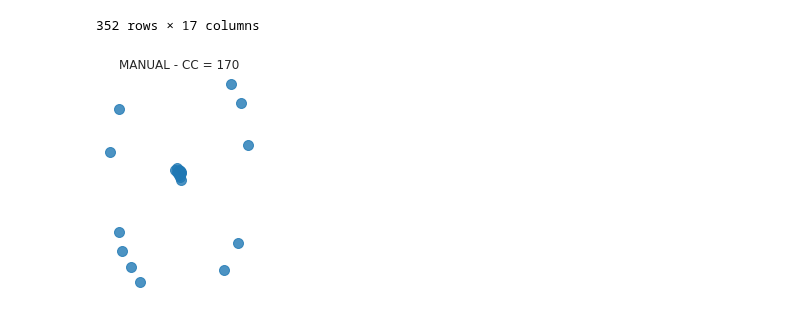
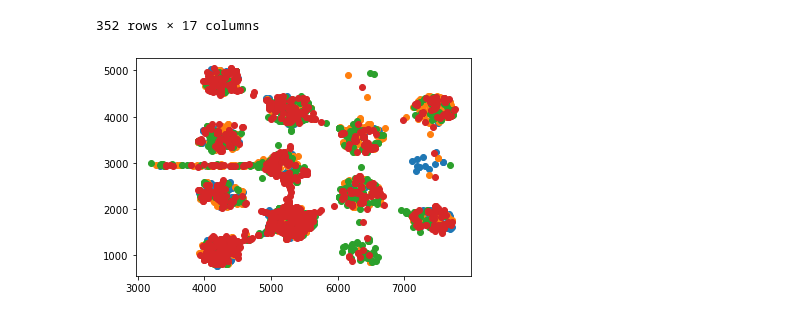
Before and after one commit to EnricoGavagnin/nest_topology_analysis, a Jupyter notebook: NTM_df_prop_calculator.ipynb, the cells around one changed output. Cells and saved outputs as stored; diff of their text form; code cells hidden in the pictures.

```diff
--- a/NTM_df_prop_calculator.ipynb
+++ b/NTM_df_prop_calculator.ipynb
@@ -32,7 +32,7 @@ def G_prop(G, start, time_win, max_gap, name):
             'start': fm.Time.ToDateTime(start),
             'time_win': time_win,
             'max_gap': max_gap,
-            'CC': len(Gcc),
+            'GC': GC.number_of_nodes(),
             'ants': G.number_of_nodes(),
             'partition': np.max(list(best_partition.values())) + 1,
             'MOD': community.modularity(best_partition, GC),
@@ -67,7 +67,7 @@ def compute_G(exp, start, end, min_cum_duration, frm_rate):
                                             reportFullTrajectories= False)[1]:
 
         # Focus on Nest zone (id=1)
-        if not(0 in i.Trajectories[1].Zones):
+        if (1 in i.Trajectories[1].Zones):
 
             # OPT1
             # WEIGHTS: cumulative interaction time
@@ -257,17 +209,55 @@ df
 | 351 | 56 | DENb | 2021-12-20 17:00:00 | 14400 | 1 | 172 | 4 | 0.255409 | 0.859241 | 0.007695 | 2 | ... |
 352 rows × 17 columns
 # %%
+# Zooning TEST
+myrm_file = myrm_list[-2]
 
-#%% PLOTTING network comparison
-# starting node position for spring layout
-sns.set(font_scale = 1)
-plt.figure()
-start_pos = nx.random_layout(G)
+min_cum_duration = 0
+frm_rate = 6
+max_gap = 10
 
-# manual
-pos = nx.spring_layout(G,  iterations=100, pos=start_pos)
-ax = plt.subplot(121)
-nx.draw(G, ax=ax, pos=pos, node_size=1*100, alpha=0.8)
-p = plt.title('MANUAL - CC = ' +str(len(G)))
+
+exp = fm.Experiment.Open(working_dir + myrm_file)
+start_date = (fm.Time.ToDateTime(fm.Query.GetDataInformations(exp).End) +
+             timedelta(days = -1)).strftime("%Y-%m-%d")
+
+# ======== 12H window ========
+
+# cumulative time window (s)
+time_win = 60 * 60 * 0.05
+
+for t in range(4):
+    start_g = fm.Time(datetime.fromisoformat(start_date + 'T09:00:00'))  #to do: double check time shift
+    start = start_g.Add(fm.Duration(t * time_win * 10**9))
+    end = start.Add(fm.Duration(time_win * 10**9))
+
+
+    N_ants = len(exp.Ants)
+
+    # Dictionary to convert timestamp of frame into corresponding frame number starting from 1 (with frame#1 at 'start' time)
+    #TimeToFrame = {fm.Time.ToTimestamp(frm[0].FrameTime): i + 1 for i,frm in enumerate(fm.Query.CollideFrames(exp,start=start,end=end))}
+    Q_int = fm.Query.ComputeAntInteractions(exp,start=start,end=end,maximumGap=fm.Duration(10*10**9),
+                                            reportFullTrajectories= False)
+    #G = compute_G(exp, start, end, min_cum_duration, frm_rate)
+
+
+    # compute connencted components
+    #Gcc = sorted(nx.connected_components(G), key=len, reverse=True)
+
+    # Define Giant Component
+    #GC = G.subgraph(Gcc[0])
+
+    #plt.figure()
+    #nx.draw(GC)
+    #plt.title(GC.number_of_nodes())
+    l1 = []
+    for a in Q_int[1]:
+        if not(2 in a.Trajectories[1].Zones):
+            l1.append(a.Trajectories[1].Mean[:2])
+
+
+
+    l1 = np.array(l1)
+    plt.scatter(l1[:,0],l1[:,1])
 # %% [output]
-[figure, old version]
+[figure, new version]
```
Also changed, not shown: parts of 3 cells of this notebook, 4 other files.
